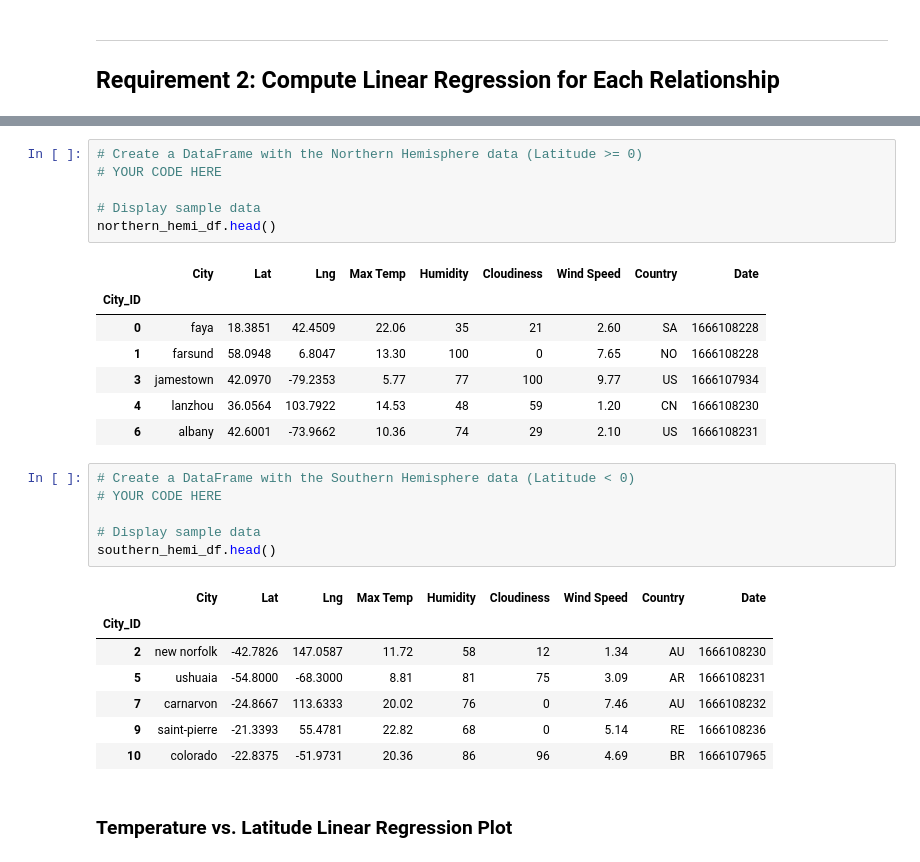
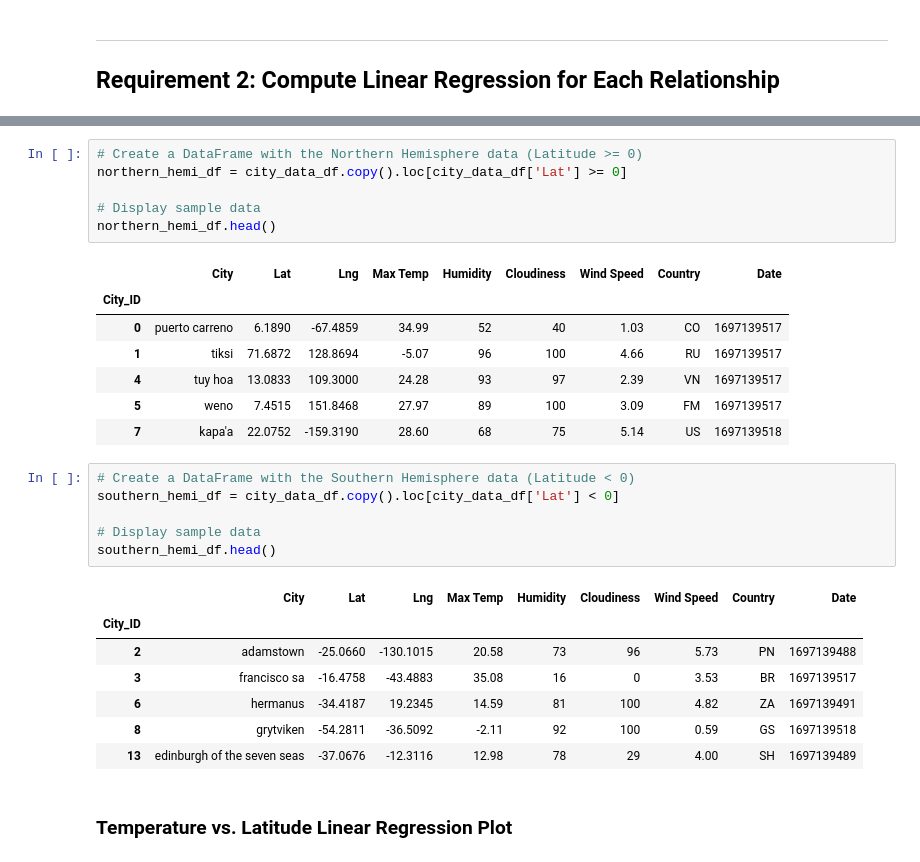
Before and after one commit to tsbarr/python-api-challenge, a Jupyter notebook: WeatherPy/WeatherPy.ipynb, the cells around one changed output, grey strips where cells are left out. Saved outputs shown, nothing was run; the diff lists cells and outputs as text.

```diff
--- a/WeatherPy/WeatherPy.ipynb
+++ b/WeatherPy/WeatherPy.ipynb
@@ -305,30 +387,30 @@ this_scatter(
 # %%
 # Create a DataFrame with the Northern Hemisphere data (Latitude >= 0)
-# YOUR CODE HERE
+northern_hemi_df = city_data_df.copy().loc[city_data_df['Lat'] >= 0]
 
 # Display sample data
 northern_hemi_df.head()
 # %% [output]
 |  | City | Lat | Lng | Max Temp | Humidity | Cloudiness | Wind Speed | Country | Date |
 | City_ID |  |  |  |  |  |  |  |  |  |
-| 0 | faya | 18.3851 | 42.4509 | 22.06 | 35 | 21 | 2.60 | SA | 1666108228 |
-| 1 | farsund | 58.0948 | 6.8047 | 13.30 | 100 | 0 | 7.65 | NO | 1666108228 |
-| 3 | jamestown | 42.0970 | -79.2353 | 5.77 | 77 | 100 | 9.77 | US | 1666107934 |
-| 4 | lanzhou | 36.0564 | 103.7922 | 14.53 | 48 | 59 | 1.20 | CN | 1666108230 |
-| 6 | albany | 42.6001 | -73.9662 | 10.36 | 74 | 29 | 2.10 | US | 1666108231 |
+| 0 | puerto carreno | 6.1890 | -67.4859 | 34.99 | 52 | 40 | 1.03 | CO | 1697139517 |
+| 1 | tiksi | 71.6872 | 128.8694 | -5.07 | 96 | 100 | 4.66 | RU | 1697139517 |
+| 4 | tuy hoa | 13.0833 | 109.3000 | 24.28 | 93 | 97 | 2.39 | VN | 1697139517 |
+| 5 | weno | 7.4515 | 151.8468 | 27.97 | 89 | 100 | 3.09 | FM | 1697139517 |
+| 7 | kapa'a | 22.0752 | -159.3190 | 28.60 | 68 | 75 | 5.14 | US | 1697139518 |
 # %%
 # Create a DataFrame with the Southern Hemisphere data (Latitude < 0)
-# YOUR CODE HERE
+southern_hemi_df = city_data_df.copy().loc[city_data_df['Lat'] < 0]
 
 # Display sample data
 southern_hemi_df.head()
 # %% [output]
 |  | City | Lat | Lng | Max Temp | Humidity | Cloudiness | Wind Speed | Country | Date |
 | City_ID |  |  |  |  |  |  |  |  |  |
-| 2 | new norfolk | -42.7826 | 147.0587 | 11.72 | 58 | 12 | 1.34 | AU | 1666108230 |
-| 5 | ushuaia | -54.8000 | -68.3000 | 8.81 | 81 | 75 | 3.09 | AR | 1666108231 |
-| 7 | carnarvon | -24.8667 | 113.6333 | 20.02 | 76 | 0 | 7.46 | AU | 1666108232 |
-| 9 | saint-pierre | -21.3393 | 55.4781 | 22.82 | 68 | 0 | 5.14 | RE | 1666108236 |
-| 10 | colorado | -22.8375 | -51.9731 | 20.36 | 86 | 96 | 4.69 | BR | 1666107965 |
+| 2 | adamstown | -25.0660 | -130.1015 | 20.58 | 73 | 96 | 5.73 | PN | 1697139488 |
+| 3 | francisco sa | -16.4758 | -43.4883 | 35.08 | 16 | 0 | 3.53 | BR | 1697139517 |
+| 6 | hermanus | -34.4187 | 19.2345 | 14.59 | 81 | 100 | 4.82 | ZA | 1697139491 |
+| 8 | grytviken | -54.2811 | -36.5092 | -2.11 | 92 | 100 | 0.59 | GS | 1697139518 |
+| 13 | edinburgh of the seven seas | -37.0676 | -12.3116 | 12.98 | 78 | 29 | 4.00 | SH | 1697139489 |
 # %% [markdown]
 ###  Temperature vs. Latitude Linear Regression Plot
```
Also changed, not shown: parts of 29 cells of this notebook, 5 other files.
